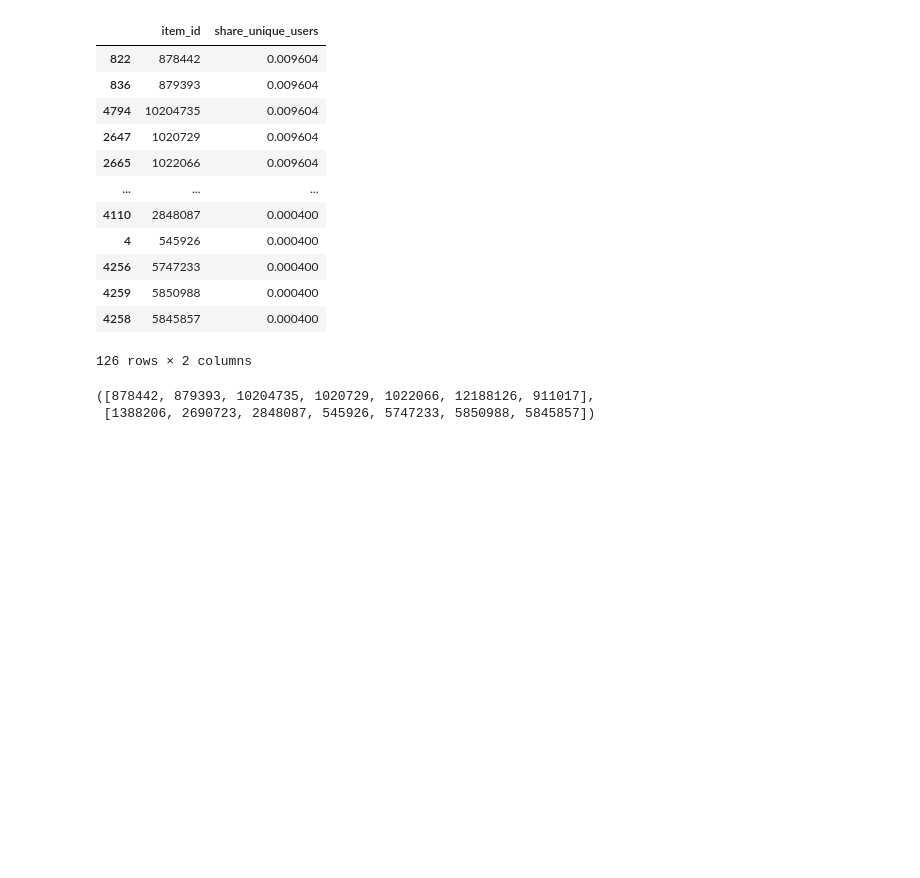
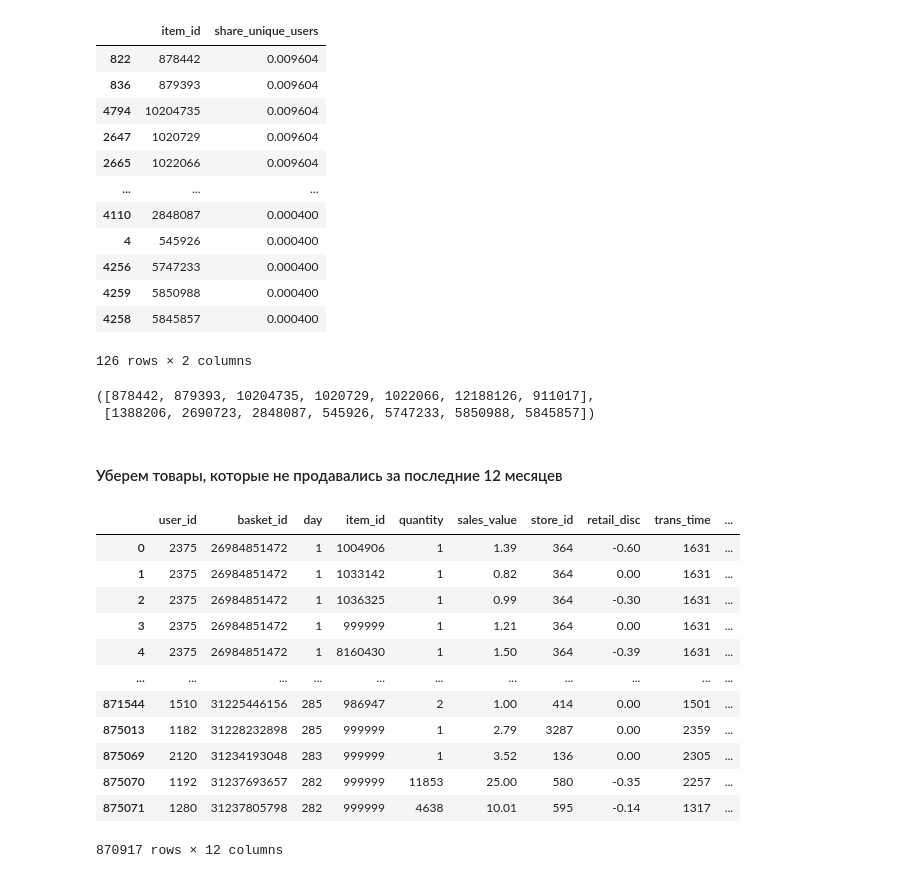
Before and after one commit to VitalyGladyshev/gb_rec_sys, a Jupyter notebook: rc_hw_04.ipynb, the cells around one changed output. Saved outputs shown, nothing was run; the diff lists cells and outputs as text; code cells hidden in the pictures; blank space fills up the shorter version.

```diff
--- a/rc_hw_04.ipynb
+++ b/rc_hw_04.ipynb
@@ -242,3 +240,23 @@ unpop_list[:7], unpop_list[-7:]
  [1388206, 2690723, 2848087, 545926, 5747233, 5850988, 5845857])
 # %%
 data.loc[data['item_id'].isin(unpop_list), 'item_id'] = 999999
+# %% [markdown]
+#### Уберем товары, которые не продавались за последние 12 месяцев
+# %%
+curr_week = data['week_no'].values.max()
+# %%
+data.loc[data['week_no']<curr_week-53]
+# %% [output]
+|  | user_id | basket_id | day | item_id | quantity | sales_value | store_id | retail_disc | trans_time | ... |
+| 0 | 2375 | 26984851472 | 1 | 1004906 | 1 | 1.39 | 364 | -0.60 | 1631 | ... |
+| 1 | 2375 | 26984851472 | 1 | 1033142 | 1 | 0.82 | 364 | 0.00 | 1631 | ... |
+| 2 | 2375 | 26984851472 | 1 | 1036325 | 1 | 0.99 | 364 | -0.30 | 1631 | ... |
+| 3 | 2375 | 26984851472 | 1 | 999999 | 1 | 1.21 | 364 | 0.00 | 1631 | ... |
+| 4 | 2375 | 26984851472 | 1 | 8160430 | 1 | 1.50 | 364 | -0.39 | 1631 | ... |
+| ... | ... | ... | ... | ... | ... | ... | ... | ... | ... | ... |
+| 871544 | 1510 | 31225446156 | 285 | 986947 | 2 | 1.00 | 414 | 0.00 | 1501 | ... |
+| 875013 | 1182 | 31228232898 | 285 | 999999 | 1 | 2.79 | 3287 | 0.00 | 2359 | ... |
+| 875069 | 2120 | 31234193048 | 283 | 999999 | 1 | 3.52 | 136 | 0.00 | 2305 | ... |
+| 875070 | 1192 | 31237693657 | 282 | 999999 | 11853 | 25.00 | 580 | -0.35 | 2257 | ... |
+| 875071 | 1280 | 31237805798 | 282 | 999999 | 4638 | 10.01 | 595 | -0.14 | 1317 | ... |
+870917 rows × 12 columns
```
Also changed, not shown: parts of 22 cells of this notebook.
